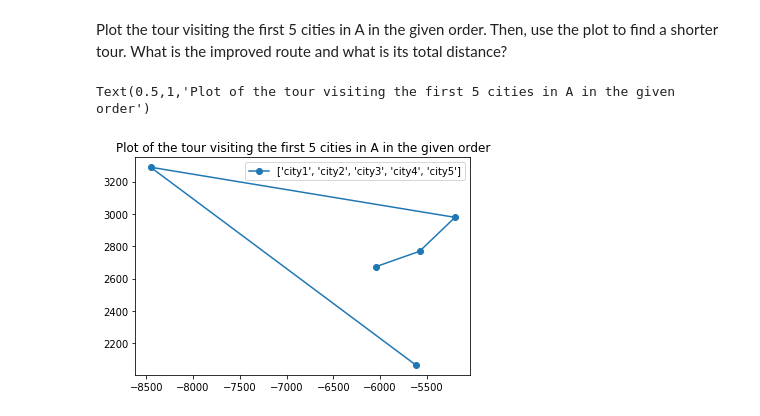
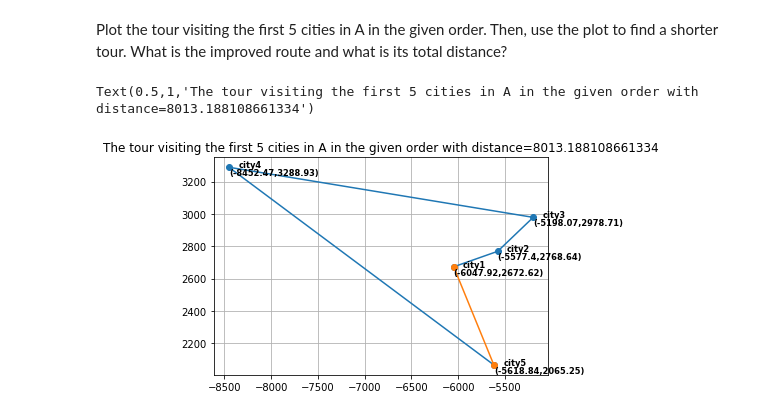
Before and after one commit to JohnniaX/381-Programming, a Jupyter notebook: Math381HW4.ipynb, the cells around one changed output. Drawn from its saved outputs; the diff is of its cells as text; code cells hidden in the pictures.

```diff
--- a/Math381HW4.ipynb
+++ b/Math381HW4.ipynb
@@ -57,0 +50,10 @@ numpy.linalg.norm(A) # length of the tour of all cities in A calculated by eucli
+# %%
+def getEuclideanDistance(a):
+    '''
+    :type a: List[(int, int)]
+    :rtype: int
+    Returns the distance goes from start along the given order and get back to start
+    '''
+    s = 0
+    s = sum([numpy.linalg.norm(a[i+1]-a[i]) for i in range(len(a)-1)])
+    return s + numpy.linalg.norm(a[-1]-a[0])
@@ -62,11 +72,17 @@ Plot the tour visiting the first 5 cities in A in the given order. Then, use the
 to find a shorter tour. What is the improved route and what is its total distance?
 # %%
 import matplotlib.pyplot as plt
-# %%
-fig = plt.figure()
-plt.plot(A[0:5, 0], A[0:5, 1], "-o", label=["city1", "city2", "city3", "city4", "city5"]) # (x, y)
-plt.legend()
-plt.title("Plot of the tour visiting the first 5 cities in A in the given order")
-# %% [output]
-Text(0.5,1,'Plot of the tour visiting the first 5 cities in A in the given order')
-[figure, removed]
+# %%
+AA = A[0:5]
+plt.figure()
+plt.plot(A[0:5, 0], A[0:5, 1], "-o") # (x, y)
+plt.plot([A[0, 0], A[4, 0]], [A[0, 1], A[4, 1]], "-o") # get back to start
+plt.grid()
+for j in range(5):
+    plt.text(x=A[j, 0]+100, y=A[j, 1], s="city"+str(j+1), horizontalalignment="left", size="small", weight="semibold")
+    plt.text(x=A[j, 0], y=A[j, 1]-50, s="("+str(A[j,0])+","+str(A[j,1])+")", horizontalalignment="left",
+             size="small", weight="semibold")
+plt.title("The tour visiting the first 5 cities in A in the given order with distance=" + str(getEuclideanDistance(AA)))
+# %% [output]
+Text(0.5,1,'The tour visiting the first 5 cities in A in the given order with distance=8013.188108661334')
+[figure, added]
```
Also changed, not shown: parts of 48 cells of this notebook.
